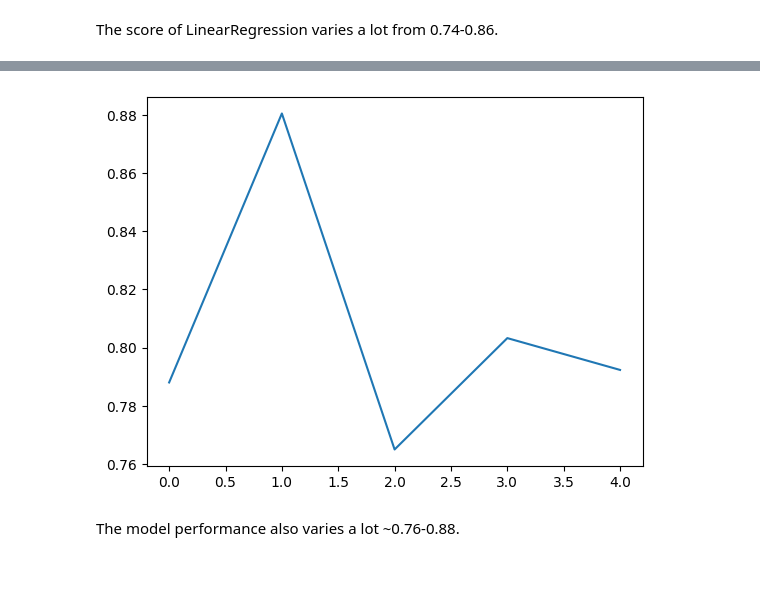
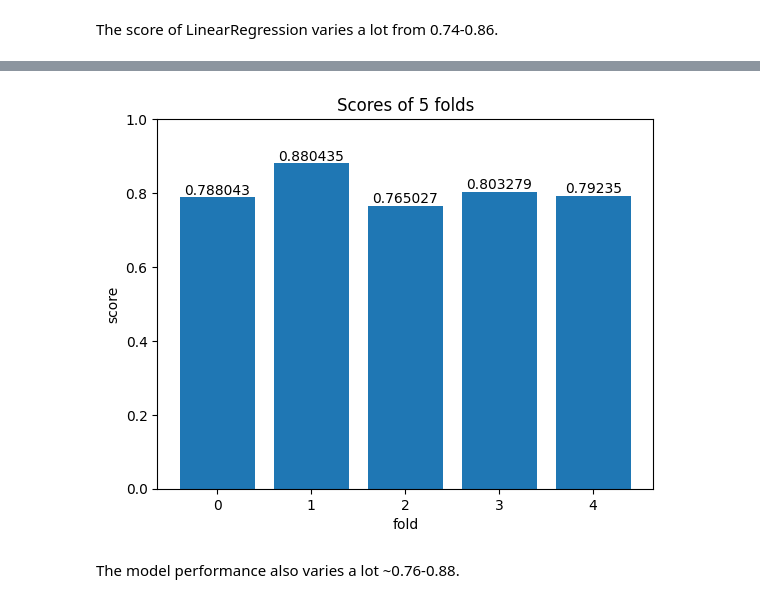
Before and after one commit to Alisizationed/sigmoid_homeworks, a Jupyter notebook: hw_15_feature_engineering/Sigmoid_HW_15.ipynb, the cells around one changed output, grey strips where cells are left out. Saved outputs shown, nothing was run; the diff lists cells and outputs as text; code cells hidden in the pictures; blank space fills up the shorter version.

```diff
--- a/hw_15_feature_engineering/Sigmoid_HW_15.ipynb
+++ b/hw_15_feature_engineering/Sigmoid_HW_15.ipynb
@@ -264,0 +363,15 @@ The model before scaling performs quite bad in 0.64-0.74 range.
+# %%
+scores = []
+
+for (X_train, X_test, y_train, y_test) in zip(X_trains3, X_tests3, y_trains3, y_tests3):
+  rf = RandomForestRegressor()
+  rf.fit(X_train, y_train)
+  scores.append(rf.score(X_test, y_test))
+
+ax = plt.bar(x=range(5), height=scores)
+plt.ylim((0,1))
+plt.bar_label(ax)
+plt.title('Scores of 5 folds')
+plt.ylabel('score')
+plt.xlabel('fold')
+plt.show()
@@ -265,15 +380,20 @@ The model before scaling performs quite bad in 0.64-0.74 range.
 # %%
 scores = []
 
 for (X_train, X_test, y_train, y_test) in zip(X_trains4, X_tests4, y_trains4, y_tests4):
   lr = LogisticRegression()
   lr.fit(X_train, y_train)
   scores.append(lr.score(X_test, y_test))
 
-plt.plot(scores)
+ax = plt.bar(x=range(5), height=scores)
+plt.ylim((0,1))
+plt.bar_label(ax)
+plt.title('Scores of 5 folds')
+plt.ylabel('score')
+plt.xlabel('fold')
 plt.show()
 # %% [output]
-[figure, old version]
+[figure, new version]
 # %% [markdown]
 The model performance also varies a lot ~0.76-0.88.
 # %%
```
Also changed, not shown: parts of 75 cells of this notebook.
